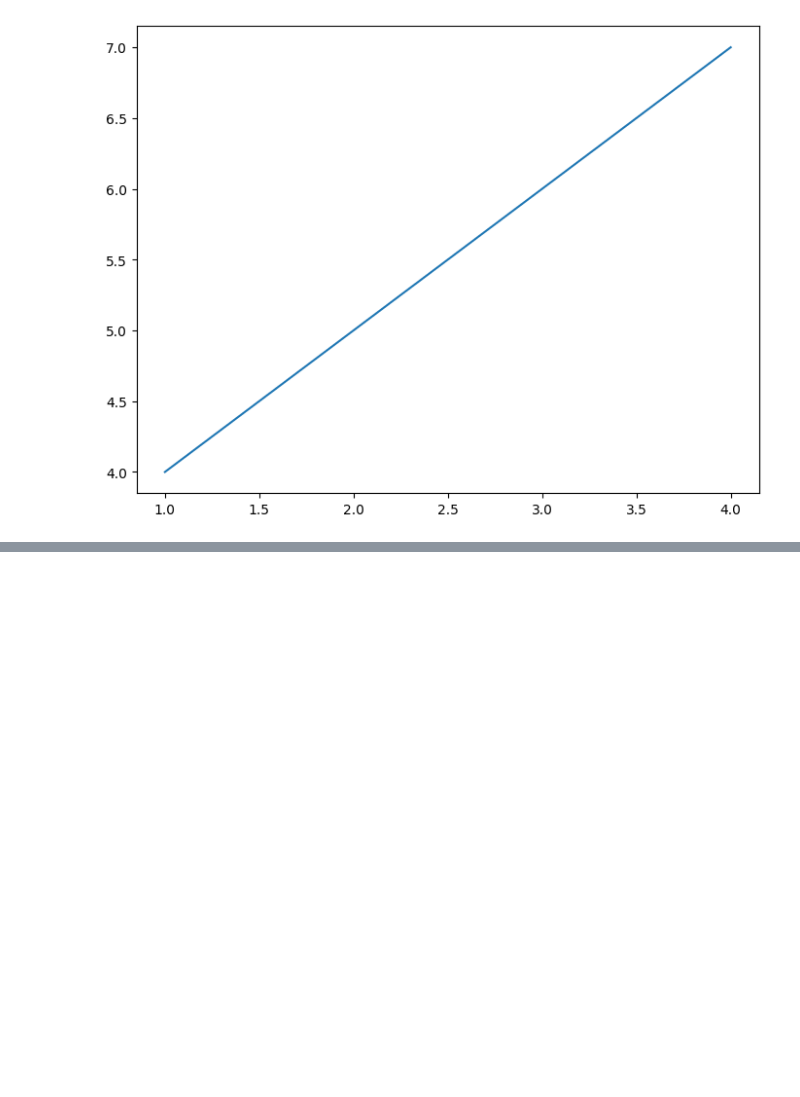
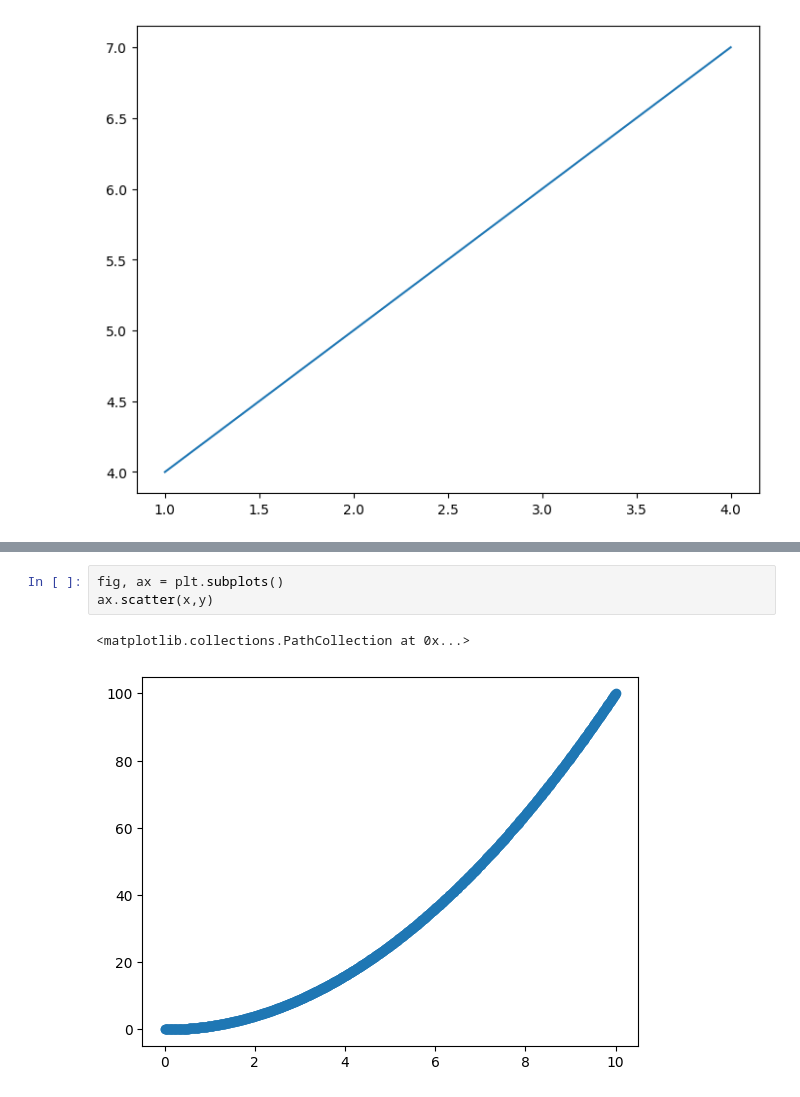
Before and after one commit to kanishkraj-ops/Machine-Learning, a Jupyter notebook: MATPLOTLIB_Plotting_and_Data_Visualization.ipynb, the cells around one changed output, grey strips where cells are left out. Saved outputs shown, nothing was run; the diff lists cells and outputs as text; blank space fills up the shorter version.

```diff
--- a/MATPLOTLIB_Plotting_and_Data_Visualization.ipynb
+++ b/MATPLOTLIB_Plotting_and_Data_Visualization.ipynb
@@ -41,0 +91,6 @@ ax.plot(x,y);
+# %%
+fig, ax = plt.subplots()
+ax.scatter(x,y)
+# %% [output]
+<matplotlib.collections.PathCollection at 0x...>
+[figure, added]
```
Also changed, not shown: parts of 8 cells of this notebook.
